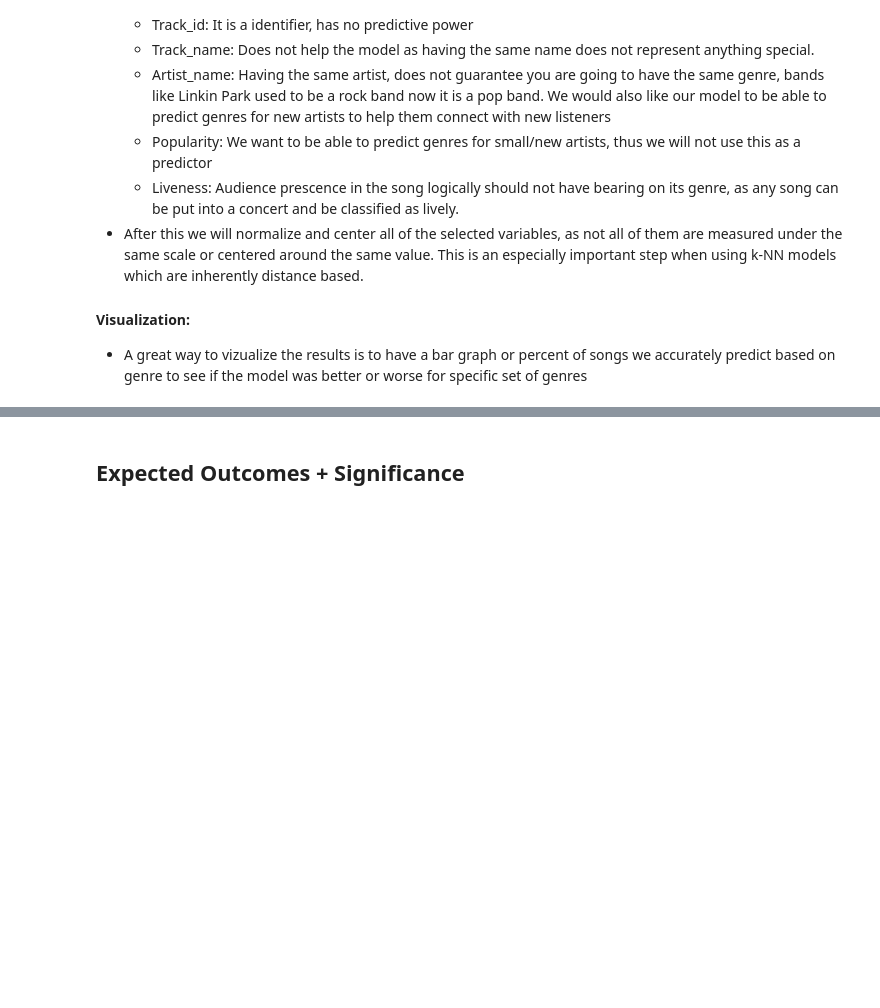
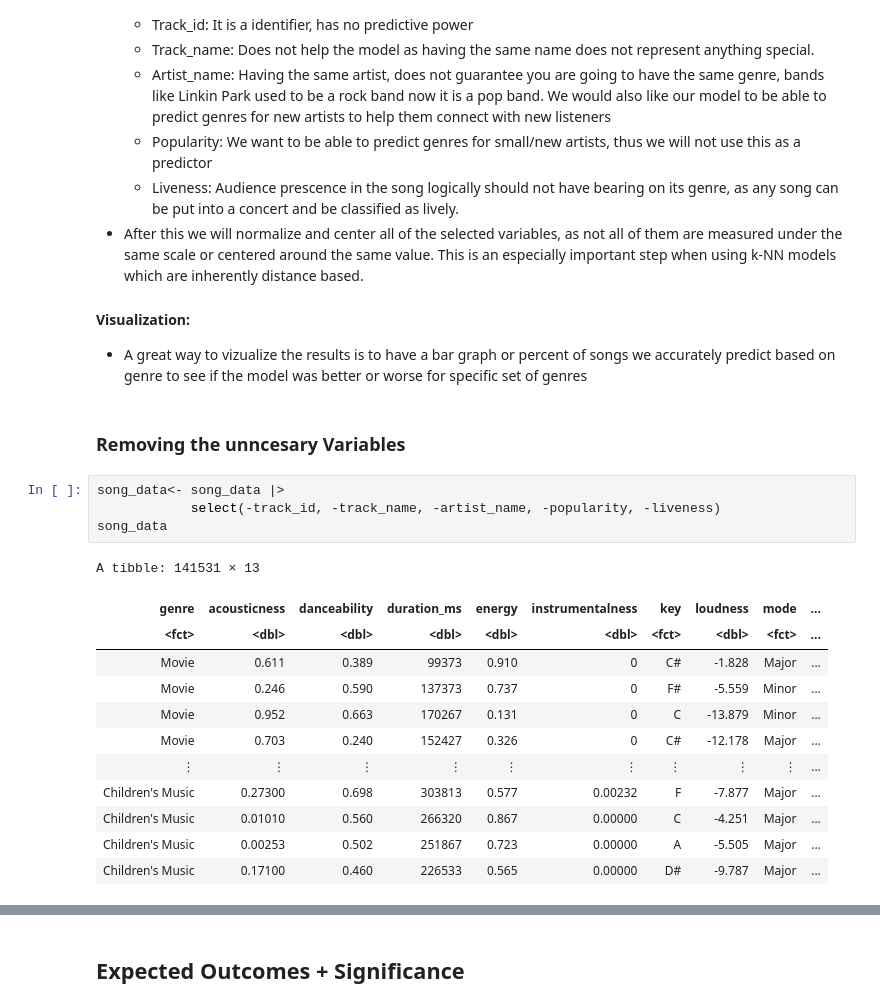
Before and after one commit to aidanmeharg/dsci-100-2022W2-group-5, a Jupyter notebook: group_5_proposal.ipynb, the cells around one changed output, grey strips where cells are left out. Cells and saved outputs as stored; diff of their text form; blank space fills up the shorter version.

```diff
--- a/group_5_proposal.ipynb
+++ b/group_5_proposal.ipynb
@@ -311,3 +329,22 @@ genre_dist_plot
 - After this we will normalize and center all of the selected variables, as not all of them are measured under the same scale or centered around the same value. This is an especially important step when using k-NN models which are inherently distance based.
 #### Visualization:
 - A great way to vizualize the results is to have a bar graph or percent of songs we accurately predict based on genre to see if the model was better or worse for specific set of genres
+# %% [markdown]
+### Removing the unncesary Variables
+# %%
+song_data<- song_data |>
+            select(-track_id, -track_name, -artist_name, -popularity, -liveness)
+song_data
+# %% [output]
+A tibble: 141531 × 13
+| genre | acousticness | danceability | duration_ms | energy | instrumentalness | key | loudness | mode | ... |
+| <fct> | <dbl> | <dbl> | <dbl> | <dbl> | <dbl> | <fct> | <dbl> | <fct> | ... |
+| Movie | 0.611 | 0.389 | 99373 | 0.910 | 0 | C# | -1.828 | Major | ... |
+| Movie | 0.246 | 0.590 | 137373 | 0.737 | 0 | F# | -5.559 | Minor | ... |
+| Movie | 0.952 | 0.663 | 170267 | 0.131 | 0 | C | -13.879 | Minor | ... |
+| Movie | 0.703 | 0.240 | 152427 | 0.326 | 0 | C# | -12.178 | Major | ... |
+| ⋮ | ⋮ | ⋮ | ⋮ | ⋮ | ⋮ | ⋮ | ⋮ | ⋮ | ... |
+| Children's Music | 0.27300 | 0.698 | 303813 | 0.577 | 0.00232 | F | -7.877 | Major | ... |
+| Children's Music | 0.01010 | 0.560 | 266320 | 0.867 | 0.00000 | C | -4.251 | Major | ... |
+| Children's Music | 0.00253 | 0.502 | 251867 | 0.723 | 0.00000 | A | -5.505 | Major | ... |
+| Children's Music | 0.17100 | 0.460 | 226533 | 0.565 | 0.00000 | D# | -9.787 | Major | ... |
```
Also changed, not shown: parts of 12 cells of this notebook.
